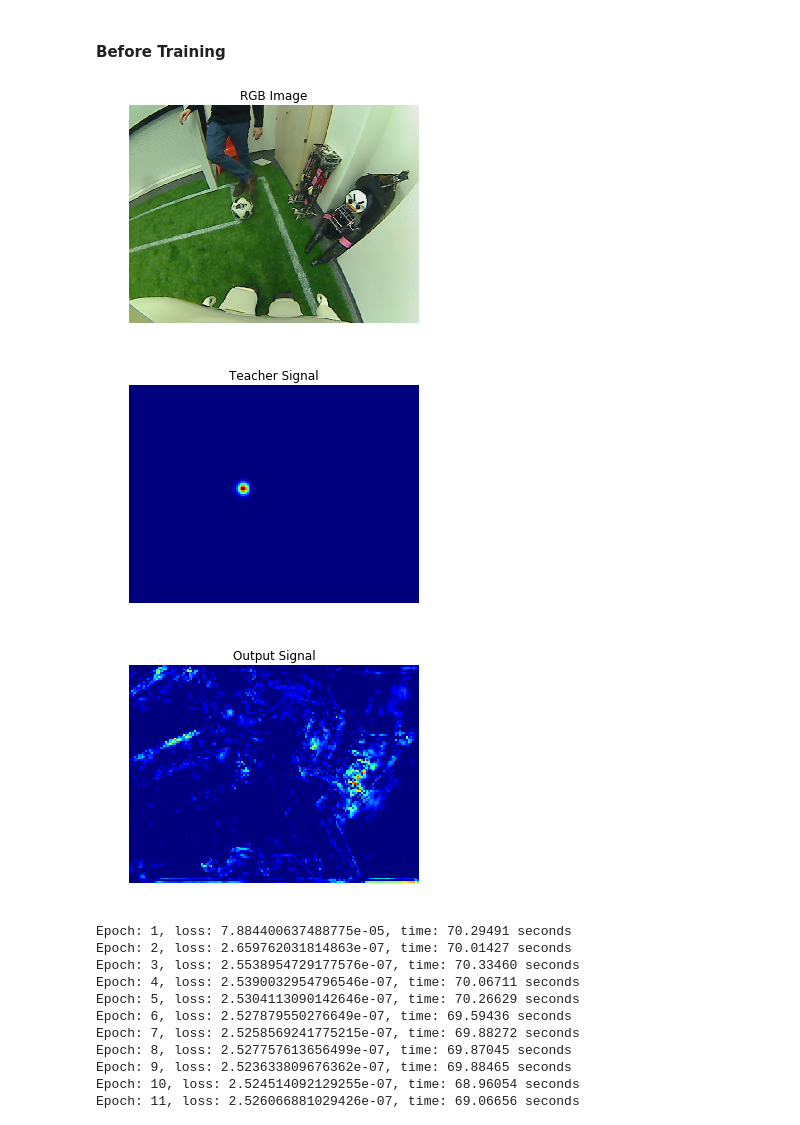
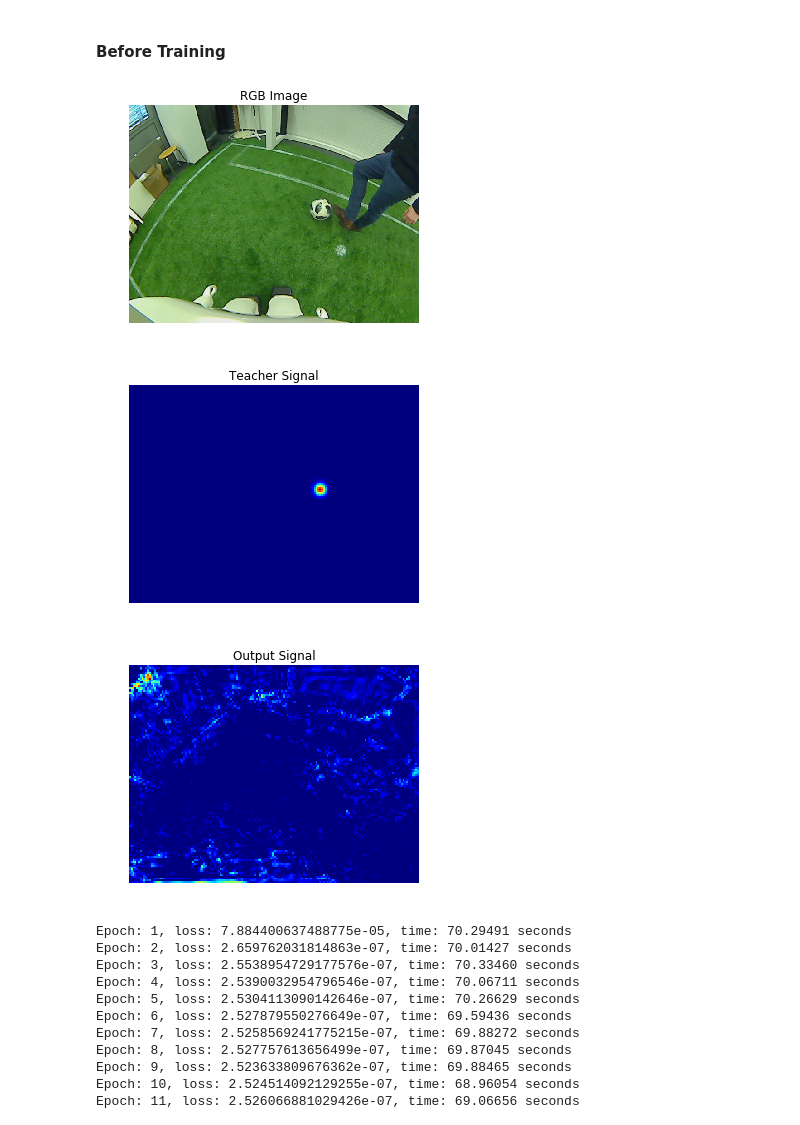
Before and after one commit to torayeff/RoboCupHumanoid, a Jupyter notebook: Sweaty1.ipynb, the cells around one changed output. Saved outputs shown, nothing was run; the diff lists cells and outputs as text; code cells hidden in the pictures.

```diff
--- a/Sweaty1.ipynb
+++ b/Sweaty1.ipynb
@@ -95,36 +95,36 @@ print(len(trainset))
 # %% [markdown]
 #### Before Training
 # %%
-idx = 1000
+idx = 1420
 
 image = trainset[idx]['image']
 signal = np.array(trainset[idx]['signal'].squeeze())
 
 output = model(image.unsqueeze(0).float().to(device))
 output_signal = np.array(output.cpu().squeeze().detach())
 
 plt.title("RGB Image")
 plt.axis('off')
 plt.imshow(np.array(image).transpose(1, 2, 0))
 plt.savefig('rbgImage.jpg', bbox_inches='tight')
 plt.show()
 
 plt.title("Teacher Signal")
 plt.axis('off')
 plt.imshow(signal, cmap=cm.jet)
 plt.savefig('teacher.jpg', bbox_inches='tight')
 plt.show()
 
 
 plt.title("Output Signal")
 plt.axis('off')
 plt.imshow(output_signal, cmap=cm.jet)
 plt.savefig('output.jpg', bbox_inches='tight')
 plt.show()
 # %% [output]
-[figure, old version]
+[figure, new version]
-[figure, old version]
+[figure, new version]
-[figure, old version]
+[figure, new version]
 # %%
 epochs = 100
 
```
Also changed, not shown: 2 other files.
